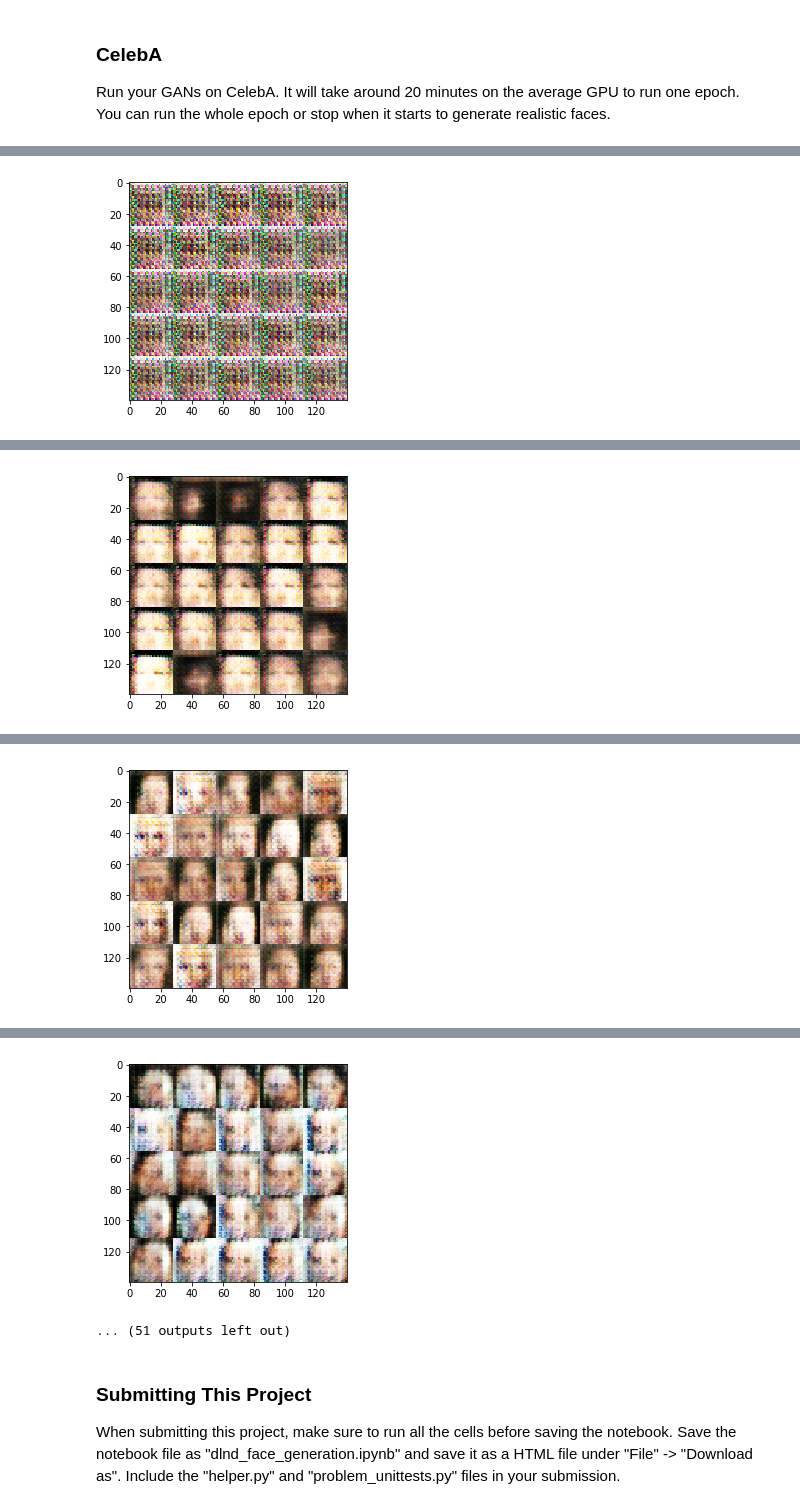
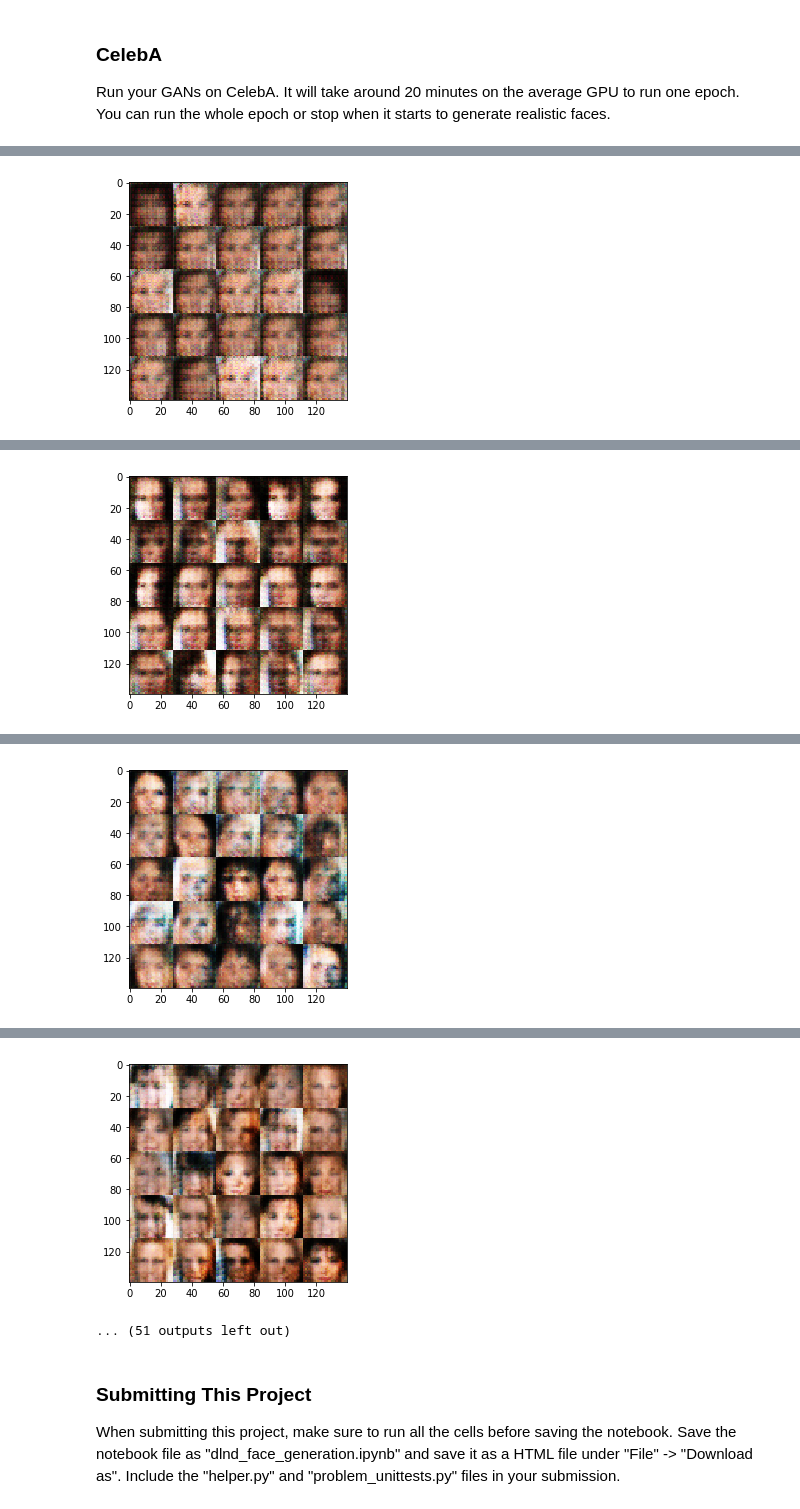
Before and after one commit to muzhi1991/DL_project_FaceGeneration, a Jupyter notebook: dlnd_face_generation.ipynb, the cells around one changed output, grey strips where cells are left out. Drawn from its saved outputs; the diff is of its cells as text; code cells hidden in the pictures.

```diff
--- a/dlnd_face_generation.ipynb
+++ b/dlnd_face_generation.ipynb
@@ -141,20 +142,23 @@ def discriminator(images, reuse=False):
     :return: Tuple of (tensor output of the discriminator, tensor logits of the discriminator)
     """
     # TODO: Implement Function
-    alpha = 0.2
+    alpha = 0.1
     with tf.variable_scope("discriminator",reuse=reuse):
         # 28*28*3
-        cov1 = tf.layers.conv2d(images,64,3,strides=2, padding='same',kernel_initializer =tf.random_normal_initializer(stddev=0.05))
+        cov1 = tf.layers.conv2d(images,64,3,strides=2, padding='same',kernel_initializer =tf.contrib.layers.xavier_initializer())
+        cov1=tf.nn.dropout(cov1,0.8)
         # leak relu
         relu1 = tf.maximum(alpha * cov1, cov1)
         # 14*14*64
 
-        cov2 = tf.layers.conv2d(relu1,128,3,strides=2, padding='same',kernel_initializer =tf.random_normal_initializer(stddev=0.05))
+        cov2 = tf.layers.conv2d(relu1,128,3,strides=2, padding='same',kernel_initializer =tf.contrib.layers.xavier_initializer())
+        cov2=tf.nn.dropout(cov2,0.9)
         bn2 = tf.layers.batch_normalization(cov2,training=True)
         relu2 = tf.maximum(alpha * bn2, bn2)
         # 7*7*128
 
-        cov3 = tf.layers.conv2d(relu2,256,3,strides=2, padding='same',kernel_initializer =tf.random_normal_initializer(stddev=0.05))
+        cov3 = tf.layers.conv2d(relu2,256,3,strides=2, padding='same',kernel_initializer =tf.contrib.layers.xavier_initializer())
+        cov3=tf.nn.dropout(cov3,0.9)
         bn3 = tf.layers.batch_normalization(cov3,training=True)
         relu3 = tf.maximum(alpha * bn3, bn3)
         # 4*4*256
@@ -162,6 +166,7 @@ def discriminator(images, reuse=False):
         flat = tf.reshape(relu3, (-1,np.prod(relu3.get_shape().as_list()[1:])))
         print("shape:"+str(np.prod(relu3.get_shape().as_list()[1:])))
         #flat = tf.reshape(relu3, (-1,4*4*256))
+        flat=tf.nn.dropout(flat,0.9)
         logits = tf.layers.dense(flat, 1)
         out = tf.sigmoid(logits)
 
@@ -190,7 +195,7 @@ def generator(z, out_channel_dim, is_train=True):
     :return: The tensor output of the generator
     """
     # TODO: Implement Function
-    alpha=0.2
+    alpha=0.1
     with tf.variable_scope("generator",reuse=not is_train):
         input1 = tf.layers.dense(z,4*4*512)
         input1 = tf.reshape(input1,(-1, 4, 4, 512))
@@ -198,17 +203,17 @@ def generator(z, out_channel_dim, is_train=True):
         input1 = tf.maximum(alpha * input1, input1)
         # 4*4*512
 
-        input2 = tf.layers.conv2d_transpose(input1,256, 4, strides=1, padding='valid',kernel_initializer =tf.random_normal_initializer(stddev=0.05))
+        input2 = tf.layers.conv2d_transpose(input1,256, 4, strides=1, padding='valid',kernel_initializer =tf.contrib.layers.xavier_initializer())
         input2 = tf.layers.batch_normalization(input2, training=is_train)
         input2 = tf.maximum(alpha * input2, input2)
         # 7*7*256
 
-        input3 = tf.layers.conv2d_transpose(input2,128, 3, strides=2, padding='same',kernel_initializer =tf.random_normal_initializer(stddev=0.05))
+        input3 = tf.layers.conv2d_transpose(input2,64, 3, strides=2, padding='same',kernel_initializer =tf.contrib.layers.xavier_initializer())
         input3 = tf.layers.batch_normalization(input3, training=is_train)
         input3 = tf.maximum(alpha * input3, input3)
         # 14*14*256
 
-        input2 = tf.layers.conv2d_transpose(input3,out_channel_dim, 3, strides=2, padding='same',kernel_initializer =tf.random_normal_initializer(stddev=0.05))
+        input2 = tf.layers.conv2d_transpose(input3,out_channel_dim, 3, strides=2, padding='same',kernel_initializer =tf.contrib.layers.xavier_initializer())
 
         # 注意：这边输出的是-1--1
         out = tf.tanh(input2)
@@ -242,11 +247,10 @@ def model_loss(input_real, input_z, out_channel_dim):
     :return: A tuple of (discriminator loss, generator loss)
     """
     # TODO: Implement Function
-    # 注意这里要求输入-0.5--0.5
-    g_out= generator(input_z, out_channel_dim, is_train=True)*0.5
+    g_out= generator(input_z, out_channel_dim, is_train=True)
 
     # gan_mnist那一课的办法
-    smooth=0
+    smooth=0.1
     d_out_real,d_logits_real =discriminator(input_real, reuse=False)
     d_loss_real=tf.reduce_mean(tf.nn.sigmoid_cross_entropy_with_logits(logits=d_logits_real,labels=tf.ones_like(d_out_real) * (1 - smooth)))
 
@@ -364,7 +368,9 @@ def train(epoch_count, batch_size, z_dim, learning_rate, beta1, get_batches, dat
         for epoch_i in range(epoch_count):
             for batch_images in get_batches(batch_size):
                 batch_index+=1
-                batch_z = np.random.uniform(-0.5, 0.5, size=(batch_size, z_dim))
+                # 注意这里要求输入-0.5*2--0.5*2
+                batch_images = batch_images*2
+                batch_z = np.random.uniform(-1, 1, size=(batch_size, z_dim))
                 # TODO: Train Model
                 _ = sess.run(d_opt,feed_dict={input_real: batch_images, input_z: batch_z,input_learning_rate:learning_rate})
 
@@ -464,7 +470,7 @@ Run your GANs on CelebA.  It will take around 20 minutes on the average GPU to r
 batch_size = 64
 z_dim = 100
 learning_rate = 0.0005
-beta1 = 0.6
+beta1 = 0.1
 
 
 """
@@ -502,2 +508,2 @@ Epoch 1/1, Batch:300... Discriminator Loss: 0.0266... Generator Loss: 4.2446
 [None, 28, 28, 3]
-[figure, old version]
+[figure, new version]
@@ -509,2 +515,2 @@ Epoch 1/1, Batch:400... Discriminator Loss: 0.5904... Generator Loss: 0.9890
 [None, 28, 28, 3]
-[figure, old version]
+[figure, new version]
@@ -516,2 +522,2 @@ Epoch 1/1, Batch:500... Discriminator Loss: 1.3067... Generator Loss: 7.1284
 [None, 28, 28, 3]
-[figure, old version]
+[figure, new version]
@@ -523,5 +529,5 @@ Epoch 1/1, Batch:600... Discriminator Loss: 0.6075... Generator Loss: 2.3558
 [None, 28, 28, 3]
-[figure, old version]
+[figure, new version]
 ... (51 outputs left out)
 # %% [markdown]
 ### Submitting This Project
```
Also changed, not shown: parts of 3 cells of this notebook, 1 other file.
